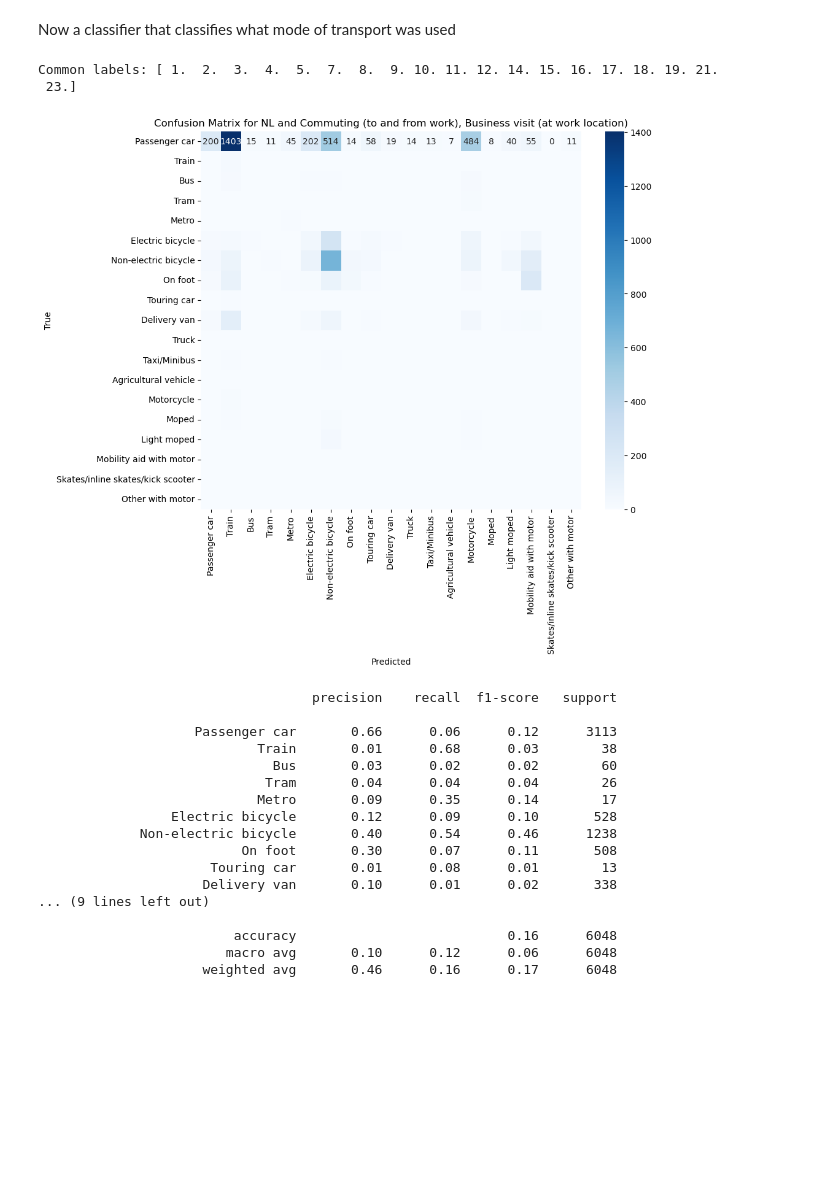
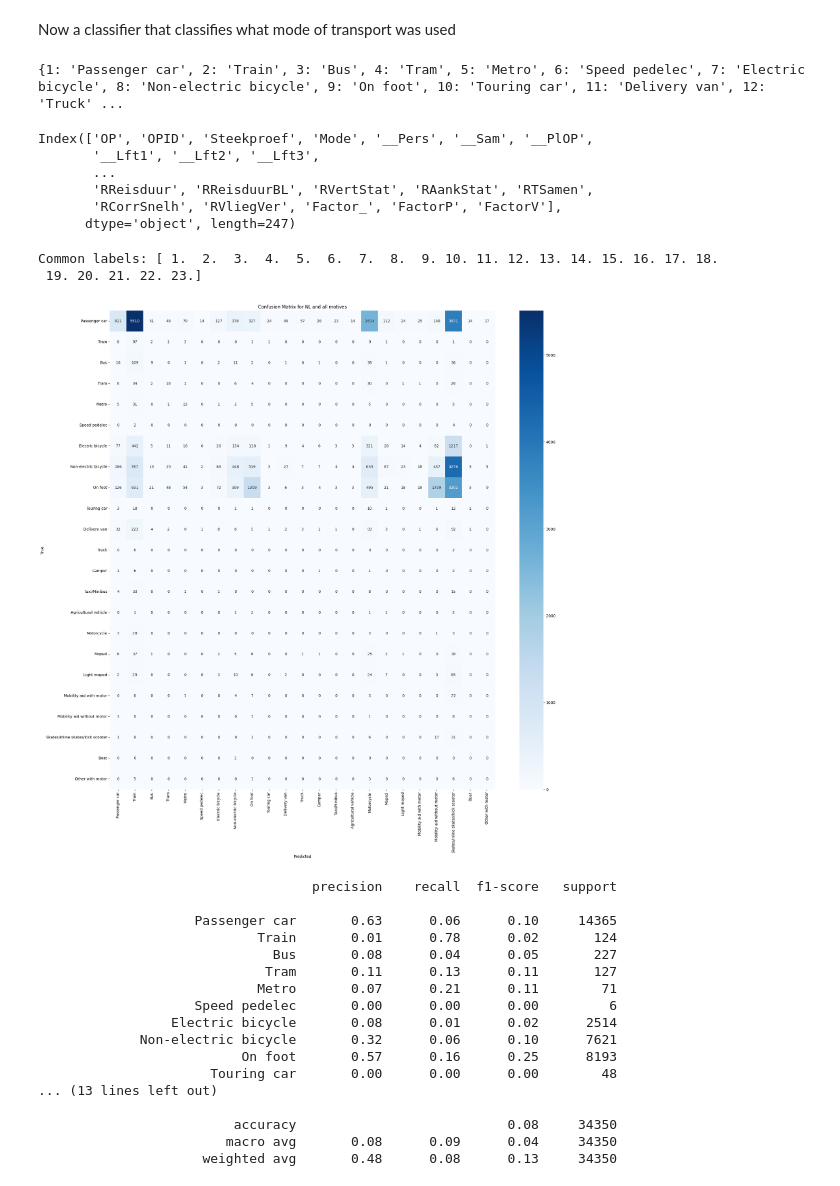
Before and after one commit to FabianScott/Design-of-AI-driven-business-operation, a Jupyter notebook: Topic2/exploration.ipynb, the cells around one changed output. Cells and saved outputs as stored; diff of their text form; code cells hidden in the pictures; blank space fills up the shorter version.

```diff
--- a/Topic2/exploration.ipynb
+++ b/Topic2/exploration.ipynb
@@ -106,51 +102,69 @@ Common labels: [False  True]
 # %% [markdown]
 Now a classifier that classifies what mode of transport was used
+# %%
+print(transport_modes)
+# %% [output]
+{1: 'Passenger car', 2: 'Train', 3: 'Bus', 4: 'Tram', 5: 'Metro', 6: 'Speed pedelec', 7: 'Electric bicycle', 8: 'Non-electric bicycle', 9: 'On foot', 10: 'Touring car', 11: 'Delivery van', 12: 'Truck' ...
+# %%
+df_less_vehicles = df_less_vehicles.rename(
+    columns={col: col.replace("H", "_") for col in df_less_vehicles.columns},
+)
+
+print(df_less_vehicles.columns)
+# %% [output]
+Index(['OP', 'OPID', 'Steekproef', 'Mode', '__Pers', '__Sam', '__PlOP',
+       '__Lft1', '__Lft2', '__Lft3',
+       ...
+       'RReisduur', 'RReisduurBL', 'RVertStat', 'RAankStat', 'RTSamen',
+       'RCorrSnelh', 'RVliegVer', 'Factor_', 'FactorP', 'FactorV'],
+      dtype='object', length=247)
 # %%
 from codebase import run_multiclass_classification, distance_col, origin_col, province_codes, level_mapping_suffix, duration_col, transport_mode_col
 
+
 df_multiclass = df[df[transport_mode_col] != df[transport_mode_col].max()]
-motives=[1, 2]
+motives=None
 origins=None#[7, 8, ]
 location_level=2
 categorical_features=[origin_col]
 numerical_features=[distance_col]
 origin_str = ', '.join(province_codes[code] for code in origins) if origins is not None else "NL"
 motive_str = ', '.join(trip_motives[motive] for motive in motives) if motives is not None else "all motives"
 
 run_multiclass_classification(
     df_multiclass,
     test_size=0.2,
     destinations=None,
     origins=origins,
     location_level=location_level,
     categorical_features=categorical_features,
     numerical_features=numerical_features,
     motives=motives,
     plot=True,
     savename=f"graphics/classification_results/multiclass/{level_mapping_suffix[location_level]}/{origins}/{motives}/{categorical_features + numerical_features}",
     plot_title=f"Confusion Matrix for {origin_str} and {motive_str}",
 )
 # %% [output]
-Common labels: [ 1.  2.  3.  4.  5.  7.  8.  9. 10. 11. 12. 14. 15. 16. 17. 18. 19. 21.
- 23.]
+Common labels: [ 1.  2.  3.  4.  5.  6.  7.  8.  9. 10. 11. 12. 13. 14. 15. 16. 17. 18.
+ 19. 20. 21. 22. 23.]
-[figure, old version]
+[figure, new version]
                                    precision    recall  f1-score   support
 
-                    Passenger car       0.66      0.06      0.12      3113
-                            Train       0.01      0.68      0.03        38
-                              Bus       0.03      0.02      0.02        60
-                             Tram       0.04      0.04      0.04        26
-                            Metro       0.09      0.35      0.14        17
-                 Electric bicycle       0.12      0.09      0.10       528
-             Non-electric bicycle       0.40      0.54      0.46      1238
-                          On foot       0.30      0.07      0.11       508
-                      Touring car       0.01      0.08      0.01        13
-                     Delivery van       0.10      0.01      0.02       338
-... (9 lines left out)
+                    Passenger car       0.63      0.06      0.10     14365
+                            Train       0.01      0.78      0.02       124
+                              Bus       0.08      0.04      0.05       227
+                             Tram       0.11      0.13      0.11       127
+                            Metro       0.07      0.21      0.11        71
+                    Speed pedelec       0.00      0.00      0.00         6
+                 Electric bicycle       0.08      0.01      0.02      2514
+             Non-electric bicycle       0.32      0.06      0.10      7621
+                          On foot       0.57      0.16      0.25      8193
+                      Touring car       0.00      0.00      0.00        48
+... (13 lines left out)
 
-                         accuracy                           0.16      6048
-                        macro avg       0.10      0.12      0.06      6048
-                     weighted avg       0.46      0.16      0.17      6048
+                         accuracy                           0.08     34350
+                        macro avg       0.08      0.09      0.04     34350
+                     weighted avg       0.48      0.08      0.13     34350
 (Pipeline(steps=[('minmaxscaler', MinMaxScaler()),
                  ('randomforestclassifier',
                   RandomForestClassifier(class_weight='balanced', max_depth=10,
```
Also changed, not shown: parts of 5 cells of this notebook, 29 other files.
